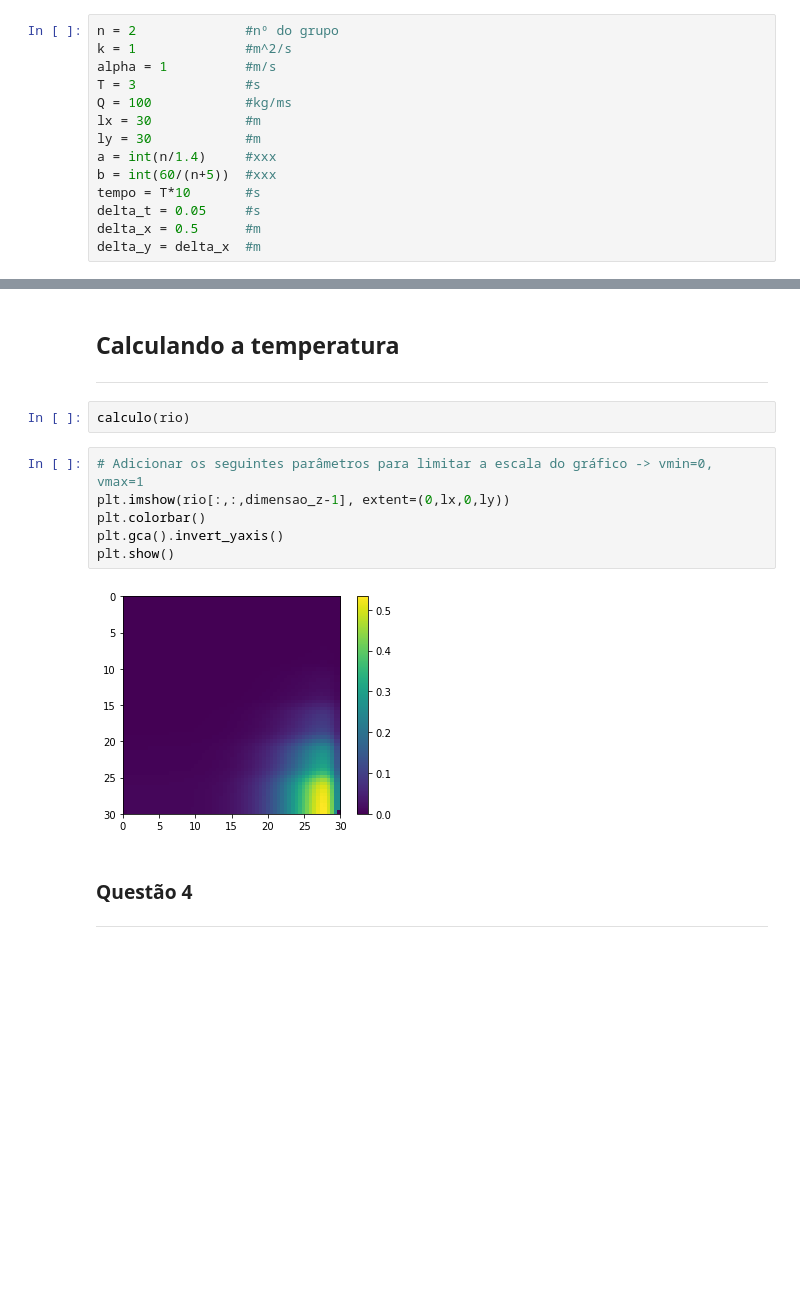
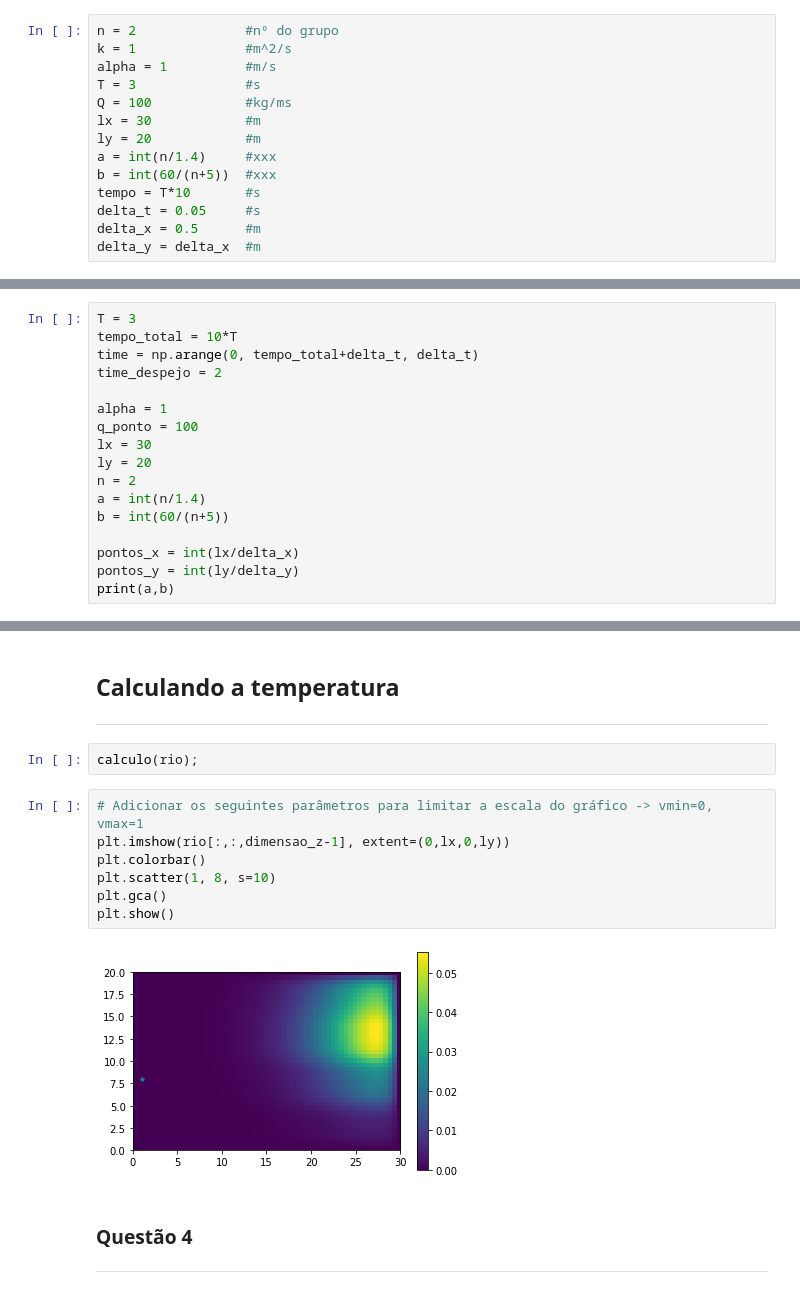
Before and after one commit to fernandocfbf/mecsol-APS2, a Jupyter notebook: APS2.ipynb, the cells around one changed output, grey strips where cells are left out. Drawn from its saved outputs; the diff is of its cells as text; blank space fills up the shorter version.

```diff
--- a/APS2.ipynb
+++ b/APS2.ipynb
@@ -20,7 +30,7 @@ alpha = 1          #m/s
 T = 3              #s
 Q = 100            #kg/ms
 lx = 30            #m
-ly = 30            #m
+ly = 20            #m
 a = int(n/1.4)     #xxx
 b = int(60/(n+5))  #xxx
 tempo = T*10       #s
@@ -50,3 +68,20 @@ Dimensão z: 601
 # %% [markdown]
 ## Funções de auxílio
 ---
+# %%
+T = 3
+tempo_total = 10*T
+time = np.arange(0, tempo_total+delta_t, delta_t)
+time_despejo = 2
+
+alpha = 1
+q_ponto = 100
+lx = 30
+ly = 20
+n = 2
+a = int(n/1.4)
+b = int(60/(n+5))
+
+pontos_x = int(lx/delta_x)
+pontos_y = int(ly/delta_y)
+print(a,b)
@@ -126,15 +194,16 @@ rio;
 ## Calculando a temperatura
 ---
 # %%
-calculo(rio)
+calculo(rio);
 # %%
 # Adicionar os seguintes parâmetros para limitar a escala do gráfico -> vmin=0, vmax=1
 plt.imshow(rio[:,:,dimensao_z-1], extent=(0,lx,0,ly))
 plt.colorbar()
-plt.gca().invert_yaxis()
+plt.scatter(1, 8, s=10)
+plt.gca()
 plt.show()
 # %% [output]
-[figure, old version]
+[figure, new version]
 # %% [markdown]
 ### Questão 4
 ---
```
Also changed, not shown: parts of 13 cells of this notebook, 3 other files.
